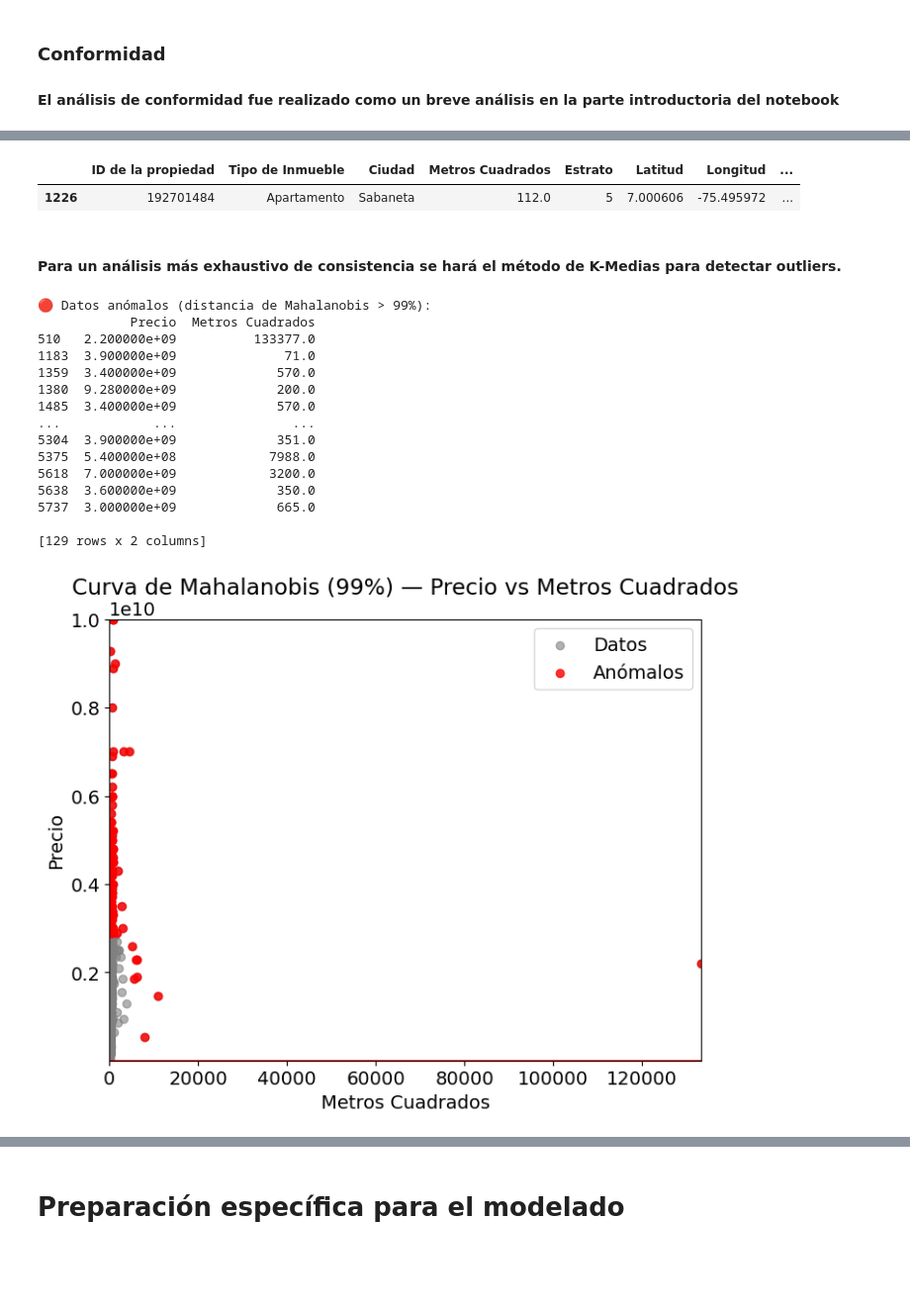
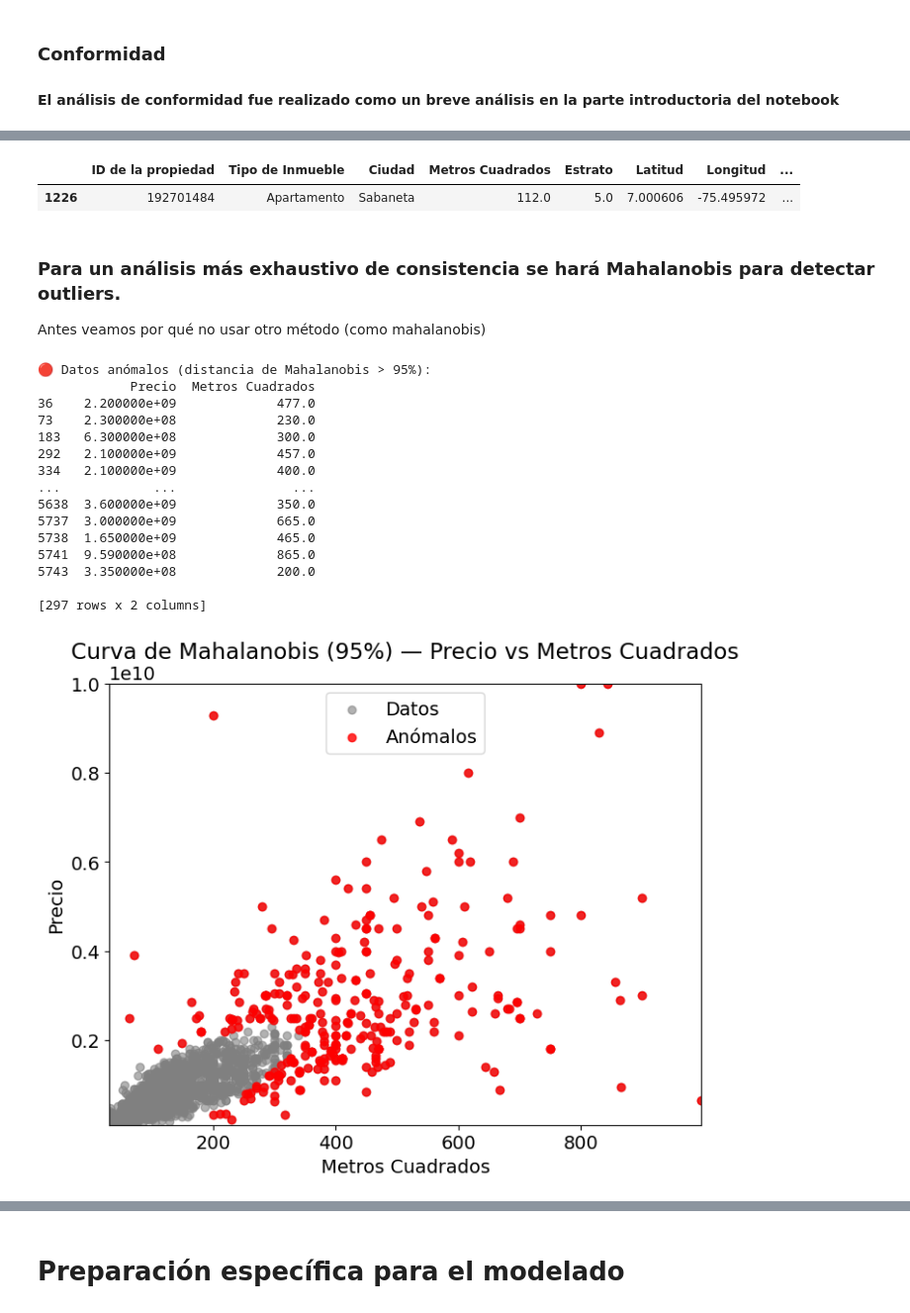
Before and after one commit to Santiago-Beltran/housing-cost-analysis-prediction, a Jupyter notebook: CRISP_DM/DataPreparation.ipynb, the cells around one changed output, grey strips where cells are left out. Shown: that part at 99% size. Drawn from its saved outputs; the diff is of its cells as text; code cells hidden in the pictures; blank space fills up the shorter version.

Commit message:
Finalización fase preparación de datos

```diff
--- a/CRISP_DM/DataPreparation.ipynb
+++ b/CRISP_DM/DataPreparation.ipynb
@@ -653,6 +709,18 @@ np.int64(884)
 df.loc[df["ID de la propiedad"] == 192943974, "Estrato"] = 5 # La Pradera, Envigado
 df.loc[df["ID de la propiedad"] == 192944199, "Estrato"] = 6 # Las Palmas, Envigado
 df.loc[df["ID de la propiedad"] == 191423971, "Estrato"] = 3 # Bellavista, La Estrella
+# %%
+# Re-escribo los estratos 110 como NaN para evitar confuciones
+
+df.loc[df["Estrato"] == 110, "Estrato"] = np.nan
+
+# También los estratos 0 como NaN
+
+df.loc[df["Estrato"] == 0, "Estrato"] = np.nan
+
+# Las casas estrato "7" se hacen NaN también...
+
+df.loc[df["Estrato"] == 7, "Estrato"] = np.nan
 # %%
 
 
@@ -926,0 +1012,4 @@ plt.show()
+# %%
+df = df[df["Precio"] >= 100000000]
+
+# Eliminamos estos datos
@@ -927,3 +1067,7 @@ plt.show()
+# %%
+# Borramos estos...
+
+df = df[df["Metros Cuadrados"] <= 1000]
 # %% [markdown]
 
 ### Consistencia
@@ -931,3 +1113,16 @@ plt.show()
+# %%
+# Comuníquese y cúmplase.
+
+
+delete_cond = ( ( (df['Dormitorios (bedrooms)'] / df['Metros Cuadrados']) > (4 / 50) ) & (df["Metros Cuadrados"] <= 5) )
+df = df[~delete_cond]
+
+df.loc[(df["ID de la propiedad"] == 193036264), "Metros Cuadrados"] = 125.30
+
+delete_ids = (192428767, 193001953, 192888891, 193036957)
+
+delete_cond2 = df["ID de la propiedad"].isin(delete_ids)
+df = df[~delete_cond2]
 # %%
 ### Verificaré que las coordenadas de latitud y longitud correspondan al área metropolitana de Medellín.
 
@@ -949,11 +1144,12 @@ df[
 ### un error de la página donde aparece listado. Está significativamente fuera. Lo borraremos.
 # %% [output]
 |  | ID de la propiedad | Tipo de Inmueble | Ciudad | Metros Cuadrados | Estrato | Latitud | Longitud | ... |
-| 1226 | 192701484 | Apartamento | Sabaneta | 112.0 | 5 | 7.000606 | -75.495972 | ... |
+| 1226 | 192701484 | Apartamento | Sabaneta | 112.0 | 5.0 | 7.000606 | -75.495972 | ... |
 # %%
 df = df.drop(df[df["ID de la propiedad"] == 192701484].index)
 # %% [markdown]
-#### Para un análisis más exhaustivo de consistencia se hará el método de K-Medias para detectar outliers.
+### Para un análisis más exhaustivo de consistencia se hará Mahalanobis para detectar outliers.
+Antes veamos por qué no usar otro método (como mahalanobis)
 # %%
 import numpy as np
 import pandas as pd
@@ -974,48 +1170,48 @@ inv_cov = np.linalg.pinv(cov)
 # Distancias cuadradas
 diff = X_values - mu
 md2 = np.sum(diff @ inv_cov * diff, axis=1)
-threshold = chi2.ppf(0.99, df=2)  # nivel 99%
+threshold = chi2.ppf(0.95, df=2)  # nivel 99%
 
 # --- Datos anómalos ---
 outliers = md2 > threshold
 anomalias = X.loc[outliers]
-print("🔴 Datos anómalos (distancia de Mahalanobis > 99%):")
+print("🔴 Datos anómalos (distancia de Mahalanobis > 95%):")
 print(anomalias)
 
 # --- Curva (contorno) de Mahalanobis ---
 x = np.linspace(X["Metros Cuadrados"].min(), X["Metros Cuadrados"].max(), 100)
 y = np.linspace(X["Precio"].min(), X["Precio"].max(), 100)
 Xgrid, Ygrid = np.meshgrid(x, y)
 XY = np.stack([Xgrid.ravel(), Ygrid.ravel()], axis=1)
 diff_grid = XY - mu
 md2_grid = np.sum(diff_grid @ inv_cov * diff_grid, axis=1).reshape(Xgrid.shape)
 
 # --- Gráfico ---
 plt.figure(figsize=(8,6))
 plt.scatter(X["Metros Cuadrados"], X["Precio"], c="gray", alpha=0.6, label="Datos")
 plt.contour(Xgrid, Ygrid, md2_grid, levels=[threshold], colors="red", linewidths=2)
 plt.scatter(anomalias["Metros Cuadrados"], anomalias["Precio"], c="red", label="Anómalos", alpha=0.8)
 plt.xlabel("Metros Cuadrados")
 plt.ylabel("Precio")
-plt.title("Curva de Mahalanobis (99%) — Precio vs Metros Cuadrados")
+plt.title("Curva de Mahalanobis (95%) — Precio vs Metros Cuadrados")
 plt.legend()
 plt.show()
 # %% [output]
-🔴 Datos anómalos (distancia de Mahalanobis > 99%):
+🔴 Datos anómalos (distancia de Mahalanobis > 95%):
             Precio  Metros Cuadrados
-510   2.200000e+09          133377.0
-1183  3.900000e+09              71.0
-1359  3.400000e+09             570.0
-1380  9.280000e+09             200.0
-1485  3.400000e+09             570.0
+36    2.200000e+09             477.0
+73    2.300000e+08             230.0
+183   6.300000e+08             300.0
+292   2.100000e+09             457.0
+334   2.100000e+09             400.0
 ...            ...               ...
-5304  3.900000e+09             351.0
-5375  5.400000e+08            7988.0
-5618  7.000000e+09            3200.0
 5638  3.600000e+09             350.0
 5737  3.000000e+09             665.0
+5738  1.650000e+09             465.0
+5741  9.590000e+08             865.0
+5743  3.350000e+08             200.0
 
-[129 rows x 2 columns]
+[297 rows x 2 columns]
-[figure, old version]
+[figure, new version]
 # %% [markdown]
 **Análisis de Mahalanobis**: Como se puede ver hay precios extremadamente altos y, aunque algo difícil de ver, hay
```
Also changed, not shown: parts of 79 cells of this notebook.
